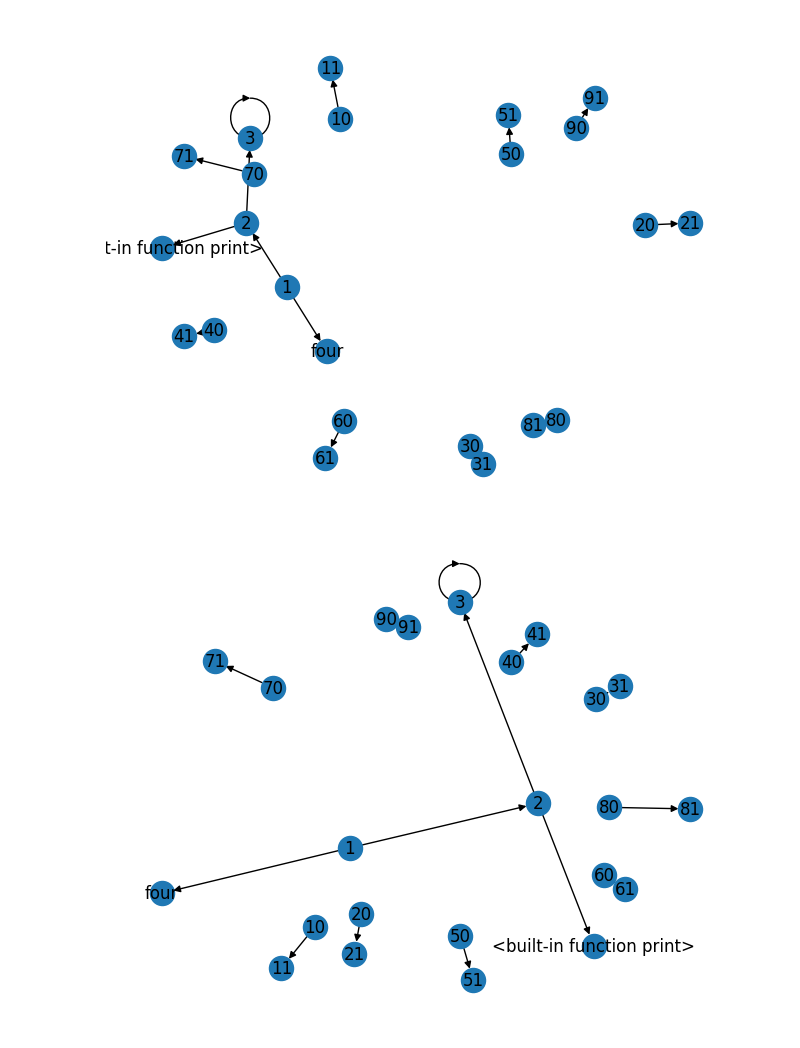
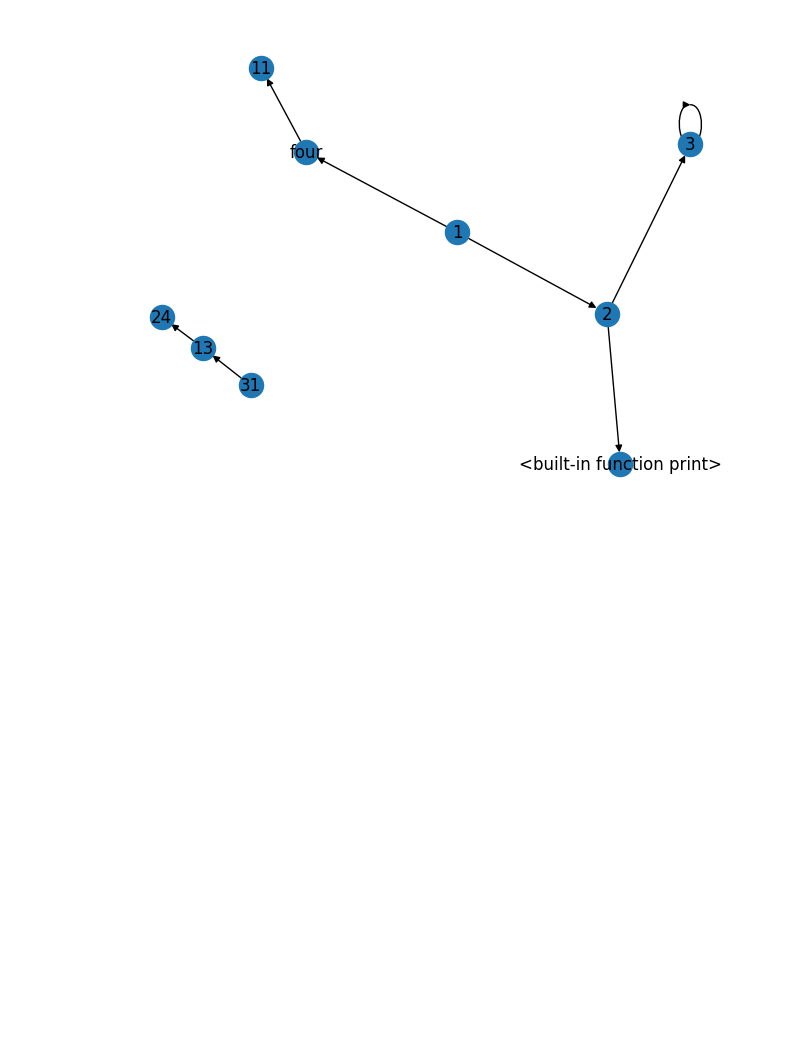
Before and after one commit to philiplinden/spacetime, a Jupyter notebook: notebooks/networkx_learning.ipynb, the cells around one changed output. Saved outputs shown, nothing was run; the diff lists cells and outputs as text; code cells hidden in the pictures; blank space fills up the shorter version.

```diff
--- a/notebooks/networkx_learning.ipynb
+++ b/notebooks/networkx_learning.ipynb
@@ -22,16 +33,11 @@ G.add_edge(2, 3, weight=0.5)
 G.add_edge(1, "four")
 G.add_edge(2, print)
 G.add_edge(3, 3)
-
-# come on, copying and pasting code is for losers
-G.add_edges_from([(n, n+1) for n in range(10, 20, 2)])
+G.add_edge('four', 11)
+G.add_edge(31, 13)
+G.add_edge(13, 24)
 # %%
 # draw the graph (with labels) a few different ways
 nx.draw(G, with_labels=True)
-plt.show()
-
-nx.draw_spring(G, with_labels=True)
-plt.show()
 # %% [output]
-[figure, old version]
+[figure, new version]
-[figure, removed]
```
Also changed, not shown: parts of 8 cells of this notebook.
